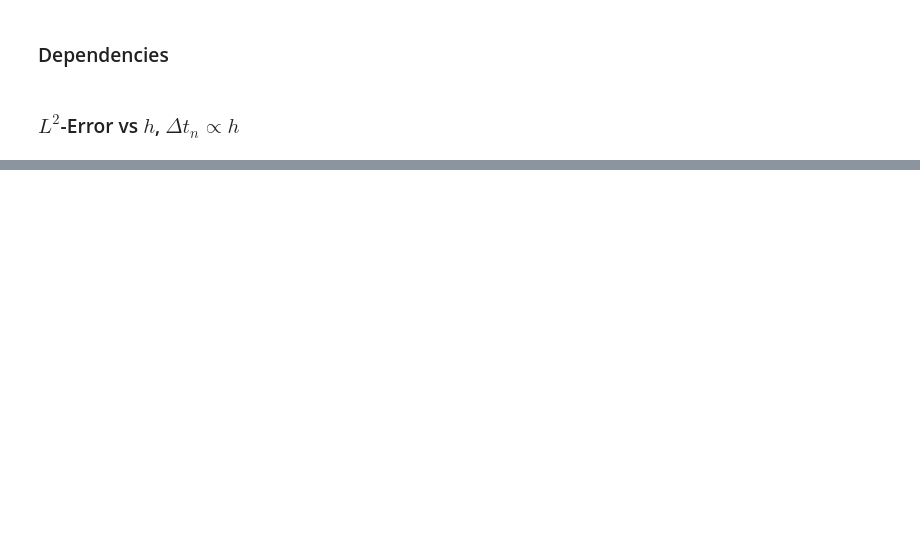
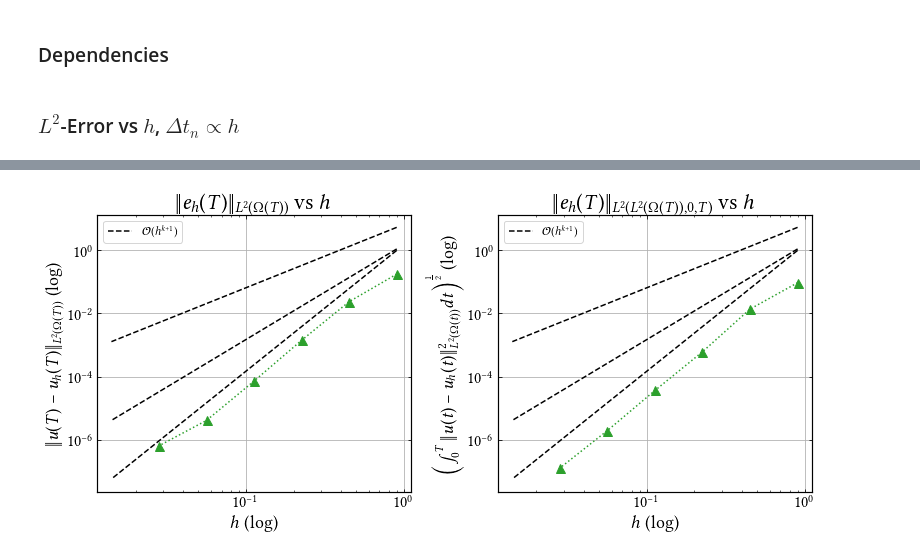
Before and after one commit to CutFEM/CutFEM-Library, a Jupyter notebook: notebook/convection_diffusion/N-sphere.ipynb, the cells around one changed output, grey strips where cells are left out. Drawn from its saved outputs; the diff is of its cells as text; code cells hidden in the pictures; blank space fills up the shorter version.

```diff
--- a/notebook/convection_diffusion/N-sphere.ipynb
+++ b/notebook/convection_diffusion/N-sphere.ipynb
@@ -209,0 +224,87 @@ plt.show()
+# %%
+# paper.cpp
+
+# # N = 5, T = 0.5, tau = 0.05          (N = 7, T = 0.5, tau = 0.05)
+# error_conservative_P1P1_fullstab =
+# error_conservative_P1P1_fullstab_T =
+
+# error_classical_P1P1_fullstab =
+# error_classical_P1P1_fullstab_T =
+
+# #error_classical_P1P1_macro =
+# #error_conservative_P1P1_macro =
+
+# error_conservative_P2P2_fullstab =
+# error_conservative_P2P2_fullstab_T =
+
+# error_classical_P2P2_fullstab =
+# error_classical_P2P2_fullstab_T =
+
+# N = 9 in space and time, tau = 0.05, D = 10
+error_conservative_P3P3_fullstab = [0.1751377107155849, 0.02361574716599269, 0.001416953805128306, 7.315899334887579e-05, 4.168562591431295e-06, 6.560626891378176e-07]
+error_conservative_P3P3_fullstab_T =  [0.0935033217979219, 0.01375295764454162, 0.0006145834266205686, 3.679127154719322e-05, 1.989842093386018e-06, 1.300546476556433e-07]
+
+
+
+
+active_mesh = [2, 9, 20, 78, 282, 1073]
+
+
+
+error_classical_P3P3_fullstab = [0.178952, 0.0705313, 0.00319115, 0.000124745, 6.3232e-06, 3.18756e-07]
+error_classical_P3P3_fullstab_T = [0.10192, 0.0324531, 0.00164659, 5.79062e-05, 3.05755e-06, 1.53552e-07]
+
+
+h = [0.9, 0.45, 0.225, 0.1125, 0.05625, 0.028125, 0.0140625]
+dT = [0.25, 0.125, 0.0625, 0.03125, 0.015625, 0.0078125, 0.00390625]
+nx = [4, 7, 14, 27, 54, 107, 214, 427]
+ny = [4, 7, 14, 27, 54, 107, 214, 427]
+
+
+fig, (ax1, ax2) = plt.subplots(1, 2, figsize=(11, 5))
+
+ax1.loglog(h, 6.5*np.power(h, 2), linestyle="--", color="black")
+ax1.loglog(h, 1.5*np.power(h, 3), linestyle="--", color="black")
+ax1.loglog(h, 1.5*np.power(h, 4),label=r"$\mathcal{O}(h^{k+1})$", linestyle="--", color="black")
+
+# ax1.loglog(h, error_conservative_P1P1_fullstab, marker='o', markersize=9, linestyle=":", color="C3")
+# ax1.loglog(h, error_classical_P1P1_fullstab, label= r"$k=m=1$", marker='o', markersize=9, linestyle="-", color="C3")
+
+# ax1.loglog(h, error_conservative_P2P2_fullstab, marker='s', markersize=9, linestyle=":", color="C0")
+# ax1.loglog(h, error_classical_P2P2_fullstab, label= r"$k=m=2$", marker='s', markersize=9, linestyle="-", color="C0")
+
+ax1.loglog(h[:6], error_conservative_P3P3_fullstab, marker='^', markersize=9, linestyle=":", color="C2")
+#ax1.loglog(h[:6], error_classical_P3P3_fullstab, label= r"$k=m=3$", marker='^', markersize=9, linestyle="-", color="C2")
+
+#ax1.set_ylim(1e-4, 2)
+#ax1.set_yticks([1e-8, 1e-6, 1e-4, 1e-2, 1e0])
+ax1.set_xlabel(r"$h$ (log)")
+ax1.tick_params(axis='both', which='major')
+ax1.set_ylabel(r"$\|u(T)-u_h(T)\|_{L^2(\Omega(T))}$ (log)")
+ax1.set_title(r"$\|e_h(T)\|_{L^2(\Omega(T))}$ vs $h$")
+ax1.legend()
+ax1.grid()
+
+ax2.loglog(h, 6.5*np.power(h, 2), linestyle="--", color="black")
+ax2.loglog(h, 1.5*np.power(h, 3), linestyle="--", color="black")
+ax2.loglog(h, 1.5*np.power(h, 4),label=r"$\mathcal{O}(h^{k+1})$", linestyle="--", color="black")
+
+# ax2.loglog(h, error_conservative_P1P1_fullstab_T, marker='o', markersize=9, linestyle=":", color="C3")
+# ax2.loglog(h, error_classical_P1P1_fullstab_T, label= r"$k=m=1$", marker='o', markersize=9, linestyle="-", color="C3")
+
+# ax2.loglog(h, error_conservative_P2P2_fullstab_T, marker='s', markersize=9, linestyle=":", color="C0")
+# ax2.loglog(h, error_classical_P2P2_fullstab_T, label= r"$k=m=2$", marker='s', markersize=9, linestyle="-", color="C0")
+
+ax2.loglog(h[:6], error_conservative_P3P3_fullstab_T, marker='^', markersize=9, linestyle=":", color="C2")
+#ax2.loglog(h[:6], error_classical_P3P3_fullstab_T, label= r"$k=m=3$", marker='^', markersize=9, linestyle="-", color="C2")
+
+ax2.set_xlabel(r"$h$ (log)")
+ax2.tick_params(axis='both', which='major')
+ax2.set_ylabel(r"\Big($\int_0^T\|u(t)-u_h(t)\|^2_{L^2(\Omega(t))}dt\Big)^{\frac{1}{2}}$ (log)")
+ax2.set_title(r"$\|e_h(T)\|_{L^2(L^2(\Omega(T)), 0, T)}$ vs $h$")
+ax2.legend()
+ax2.grid()
+fig.tight_layout()
+plt.show()
+# %% [output]
+[figure, added]
```
Also changed, not shown: parts of 2 cells of this notebook, 1 other file.
